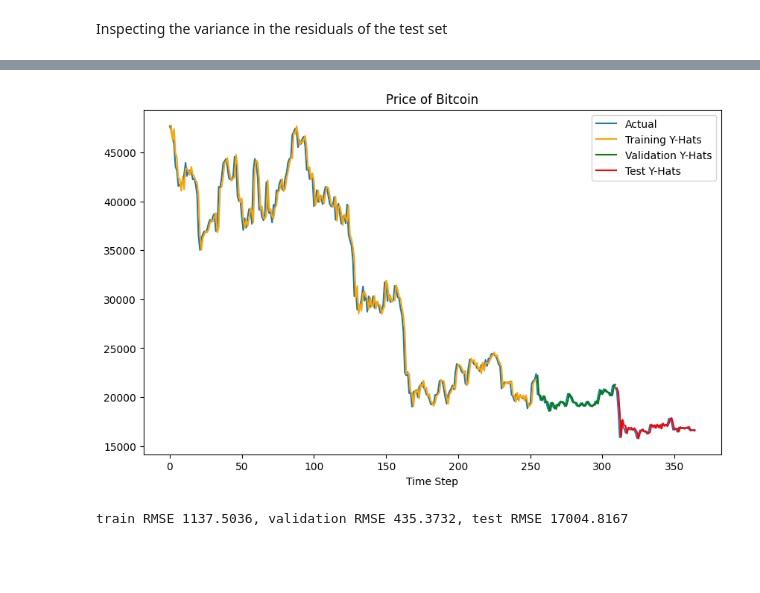
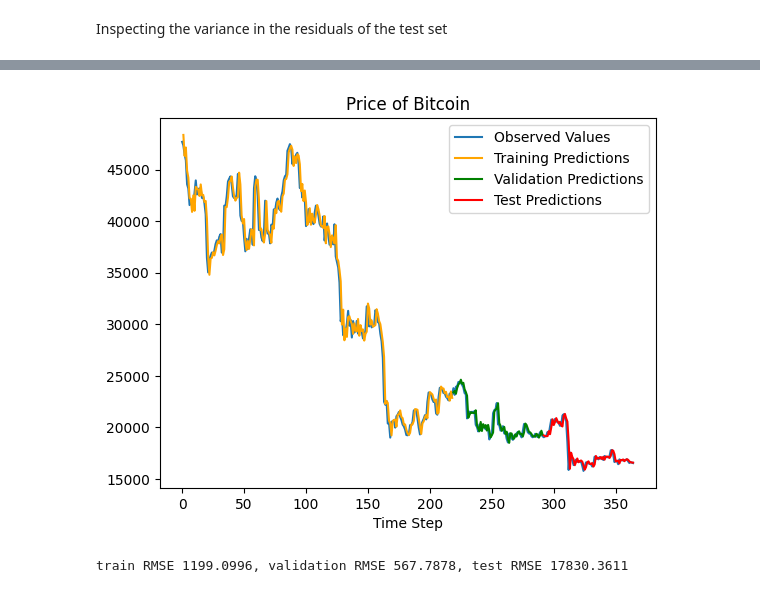
Before and after one commit to cferggie/Predicting-Bitcoin-Returns-with-Long-Short-Term-Memory-LSTM-Neural-Networks, a Jupyter notebook: ARIMA.ipynb, the cells around one changed output, grey strips where cells are left out. Drawn from its saved outputs; the diff is of its cells as text; code cells hidden in the pictures; blank space fills up the shorter version.

```diff
--- a/ARIMA.ipynb
+++ b/ARIMA.ipynb
@@ -80,7 +80,7 @@ Critical Values: {'1%': np.float64(-3.4489583388155194), '5%': np.float64(-2.869
 Reject the null hypothesis. The time-series is stationary.
 # %%
 # train-validation-test split for time series
-train_size = int(len(ts) * 0.70)
+train_size = int(len(ts) * 0.60)
 train, rest = ts[:train_size], ts[train_size:]
 
 validation_size = int(len(rest) * 0.50)
@@ -147,4 +95,0 @@ Best ARIMA order based on BIC: (0,1,0)
-# %%
-model = ARIMA(train, order=(best_p_aic,1,best_q_aic))
-results = model.fit()
-print(results.summary())
@@ -401,0 +288,4 @@ No significant autocorrelation detected in the residuals.
+# %%
+model = ARIMA(train, order=(best_p_valid,1,best_q_valid))
+results = model.fit()
+print(results.summary())
@@ -488,25 +438,25 @@ plt.show()
 # %%
 train_plot = np.ones_like(ts) * np.nan
 train_plot[1:train_size] = train_predictions
 
 valid_plot = np.ones_like(ts) * np.nan
 valid_plot[train_size:train_size+validation_size] = valid_predictions
 
 test_plot = np.ones_like(ts) * np.nan
 test_plot[train_size+validation_size:] = test_predictions
 
 # plot
-plt.figure(figsize=(10, 6))
-plt.plot(ts, label='Actual')
-plt.plot(train_plot, c='orange', label="Training Y-Hats")
-plt.plot(valid_plot, c='green', label='Validation Y-Hats')
-plt.plot(test_plot, c='r', label='Test Y-Hats')
+plt.plot(ts, label='Observed Values')
+plt.plot(train_plot, c='orange', label="Training Predictions")
+plt.plot(valid_plot, c='green', label='Validation Predictions')
+plt.plot(test_plot, c='r', label='Test Predictions')
 plt.xlabel('Time Step')
 plt.title('Price of Bitcoin')
 plt.legend()
+plt.savefig('all-predictions-plot.png')
 plt.show()
 
 print(f"train RMSE {train_rmse:.4f}, validation RMSE {valid_rmse:.4f}, test RMSE {test_rmse:.4f}")
 # %% [output]
-[figure, old version]
+[figure, new version]
-train RMSE 1137.5036, validation RMSE 435.3732, test RMSE 17004.8167
+train RMSE 1199.0996, validation RMSE 567.7878, test RMSE 17830.3611
```
Also changed, not shown: parts of 16 cells of this notebook.
